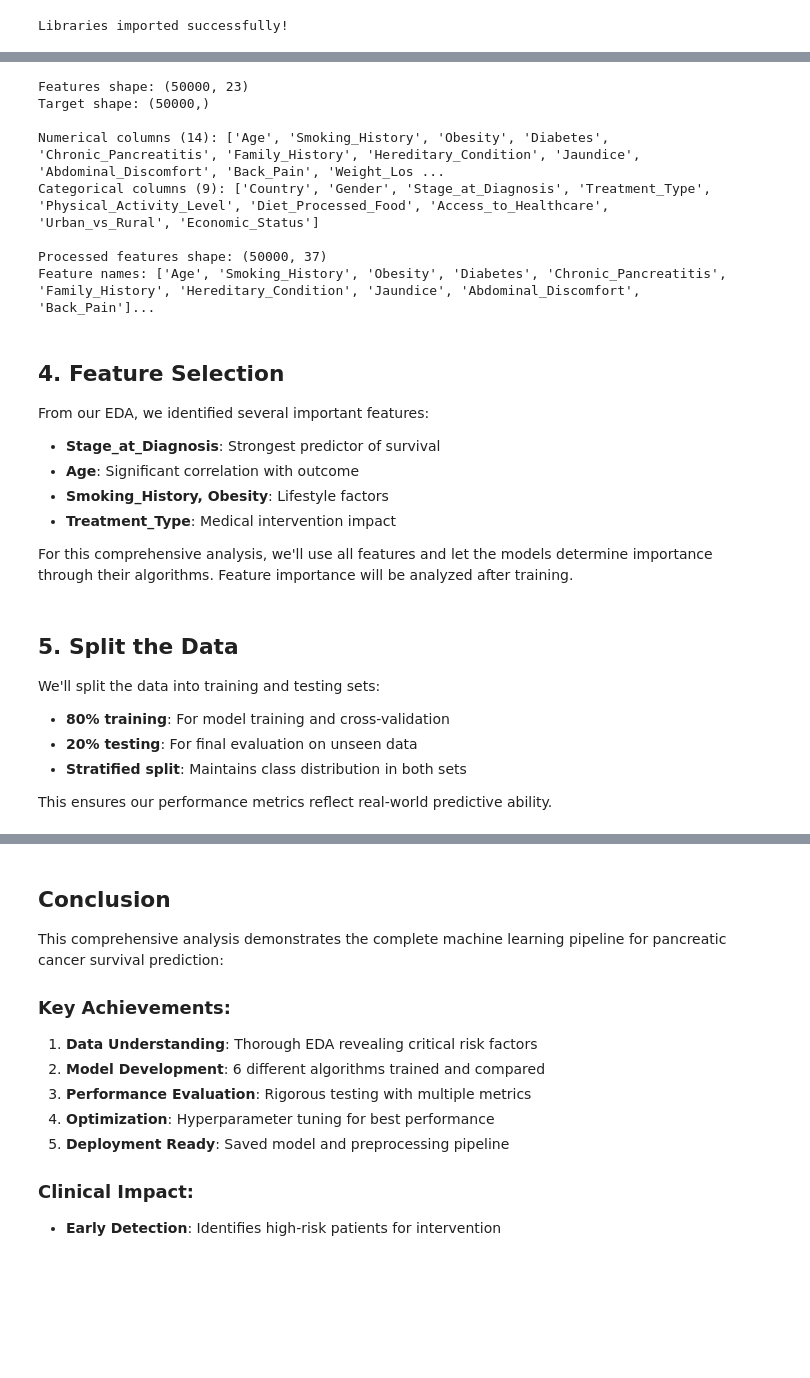
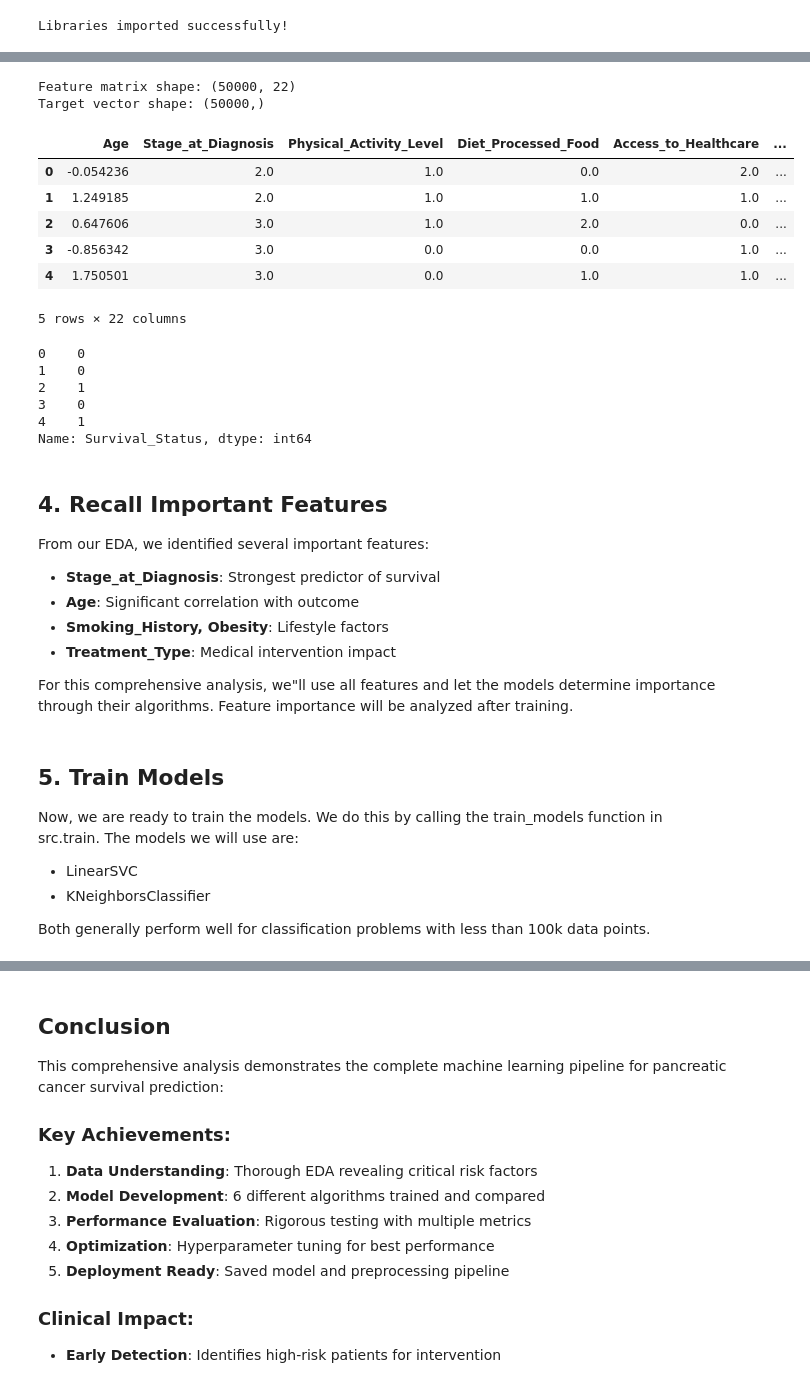
Before and after one commit to aman1678/Pancreatic-Cancer-Analysis, a Jupyter notebook: results.ipynb, the cells around one changed output, grey strips where cells are left out. Cells and saved outputs as stored; diff of their text form; code cells hidden in the pictures; blank space fills up the shorter version.

```diff
--- a/results.ipynb
+++ b/results.ipynb
@@ -120,44 +161,32 @@ This preprocessing ensures all models receive properly formatted data.
 # %%
-# Separate features and target
-X = df.drop('Survival_Status', axis=1)
-y = df['Survival_Status']
+# Build and display feature matrix shape
 
-print(f"Features shape: {X.shape}")
-print(f"Target shape: {y.shape}")
+X, y = build_features(df, target_col="Survival_Status")
 
-# Identify column types
-numerical_cols = X.select_dtypes(include=['int64', 'float64']).columns.tolist()
-categorical_cols = X.select_dtypes(include=['object']).columns.tolist()
-
-print(f"\nNumerical columns ({len(numerical_cols)}): {numerical_cols}")
-print(f"Categorical columns ({len(categorical_cols)}): {categorical_cols}")
-
-# Create preprocessing pipeline
-preprocessor = ColumnTransformer(
-    transformers=[
-        ('num', StandardScaler(), numerical_cols),
-        ('cat', OneHotEncoder(drop='first', sparse_output=False), categorical_cols)
-    ])
-
-# Fit and transform
-X_processed = preprocessor.fit_transform(X)
-feature_names = numerical_cols + list(preprocessor.named_transformers_['cat'].get_feature_names_out(categorical_cols))
-
-X_processed = pd.DataFrame(X_processed, columns=feature_names)
-
-print(f"\nProcessed features shape: {X_processed.shape}")
-print(f"Feature names: {feature_names[:10]}...")  # Show first 10
+print(f"\nFeature matrix shape: {X.shape}")
+print(f"Target vector shape: {y.shape}")
+X.head()
 # %% [output]
-Features shape: (50000, 23)
-Target shape: (50000,)
-
-Numerical columns (14): ['Age', 'Smoking_History', 'Obesity', 'Diabetes', 'Chronic_Pancreatitis', 'Family_History', 'Hereditary_Condition', 'Jaundice', 'Abdominal_Discomfort', 'Back_Pain', 'Weight_Los ...
-Categorical columns (9): ['Country', 'Gender', 'Stage_at_Diagnosis', 'Treatment_Type', 'Physical_Activity_Level', 'Diet_Processed_Food', 'Access_to_Healthcare', 'Urban_vs_Rural', 'Economic_Status']
-
-Processed features shape: (50000, 37)
-Feature names: ['Age', 'Smoking_History', 'Obesity', 'Diabetes', 'Chronic_Pancreatitis', 'Family_History', 'Hereditary_Condition', 'Jaundice', 'Abdominal_Discomfort', 'Back_Pain']...
+Feature matrix shape: (50000, 22)
+Target vector shape: (50000,)
+|  | Age | Stage_at_Diagnosis | Physical_Activity_Level | Diet_Processed_Food | Access_to_Healthcare | ... |
+| 0 | -0.054236 | 2.0 | 1.0 | 0.0 | 2.0 | ... |
+| 1 | 1.249185 | 2.0 | 1.0 | 1.0 | 1.0 | ... |
+| 2 | 0.647606 | 3.0 | 1.0 | 2.0 | 0.0 | ... |
+| 3 | -0.856342 | 3.0 | 0.0 | 0.0 | 1.0 | ... |
+| 4 | 1.750501 | 3.0 | 0.0 | 1.0 | 1.0 | ... |
+5 rows × 22 columns
+# %%
+y.head()
+# %% [output]
+0    0
+1    0
+2    1
+3    0
+4    1
+Name: Survival_Status, dtype: int64
 # %% [markdown]
-## 4. Feature Selection
+## 4. Recall Important Features
 
 From our EDA, we identified several important features:
 - **Stage_at_Diagnosis**: Strongest predictor of survival
@@ -165,15 +194,14 @@ From our EDA, we identified several important features:
 - **Smoking_History, Obesity**: Lifestyle factors
 - **Treatment_Type**: Medical intervention impact
 
-For this comprehensive analysis, we'll use all features and let the models determine importance through their algorithms. Feature importance will be analyzed after training.
+For this comprehensive analysis, we"ll use all features and let the models determine importance through their algorithms. Feature importance will be analyzed after training.
 # %% [markdown]
-## 5. Split the Data
+## 5. Train Models
 
-We'll split the data into training and testing sets:
-- **80% training**: For model training and cross-validation
-- **20% testing**: For final evaluation on unseen data
-- **Stratified split**: Maintains class distribution in both sets
+Now, we are ready to train the models. We do this by calling the train_models function in src.train. The models we will use are:
+- LinearSVC
+- KNeighborsClassifier
 
-This ensures our performance metrics reflect real-world predictive ability.
+Both generally perform well for classification problems with less than 100k data points.
 # %%
 # Split the data
```
Also changed, not shown: parts of 20 cells of this notebook, 6 other files.
